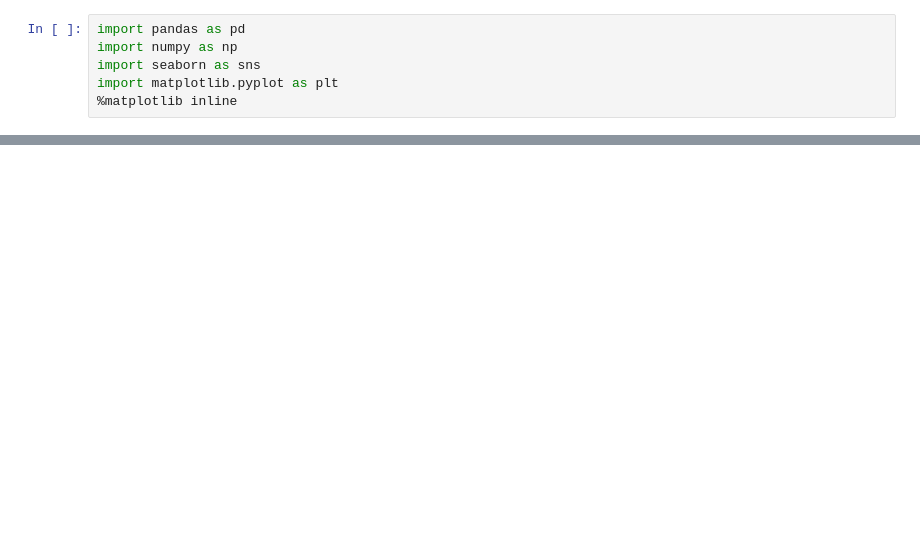
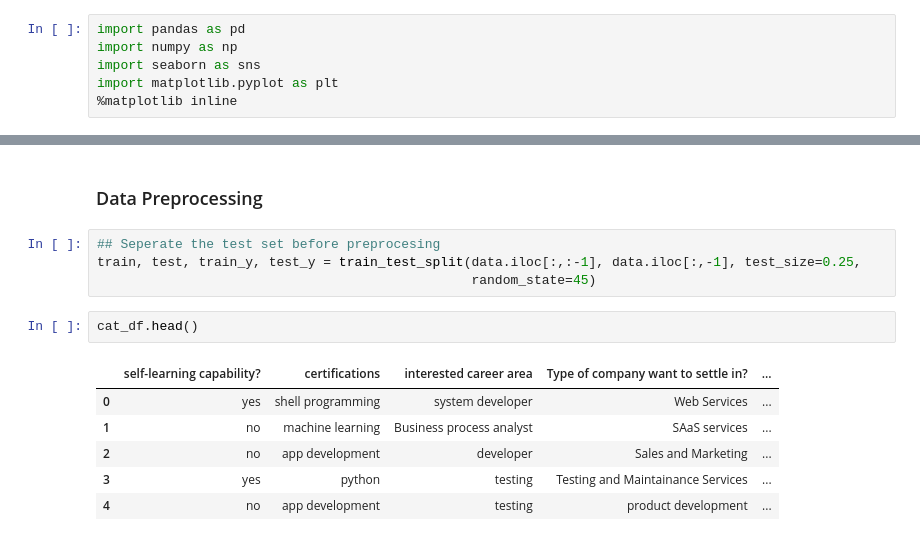
Before and after one commit to Omotade-MY/help-career, a Jupyter notebook: data_analysis.ipynb, the cells around one changed output, grey strips where cells are left out. Saved outputs shown, nothing was run; the diff lists cells and outputs as text; blank space fills up the shorter version.

```diff
--- a/data_analysis.ipynb
+++ b/data_analysis.ipynb
@@ -71,0 +163,15 @@ Suggested Job Role : 6
+# %% [markdown]
+### Data Preprocessing
+# %%
+## Seperate the test set before preprocesing
+train, test, train_y, test_y = train_test_split(data.iloc[:,:-1], data.iloc[:,-1], test_size=0.25,
+                                                random_state=45)
+# %%
+cat_df.head()
+# %% [output]
+|  | self-learning capability? | certifications | interested career area | Type of company want to settle in? | ... |
+| 0 | yes | shell programming | system developer | Web Services | ... |
+| 1 | no | machine learning | Business process analyst | SAaS services | ... |
+| 2 | no | app development | developer | Sales and Marketing | ... |
+| 3 | yes | python | testing | Testing and Maintainance Services | ... |
+| 4 | no | app development | testing | product development | ... |
```
Also changed, not shown: parts of 42 cells of this notebook, 5 other files.
